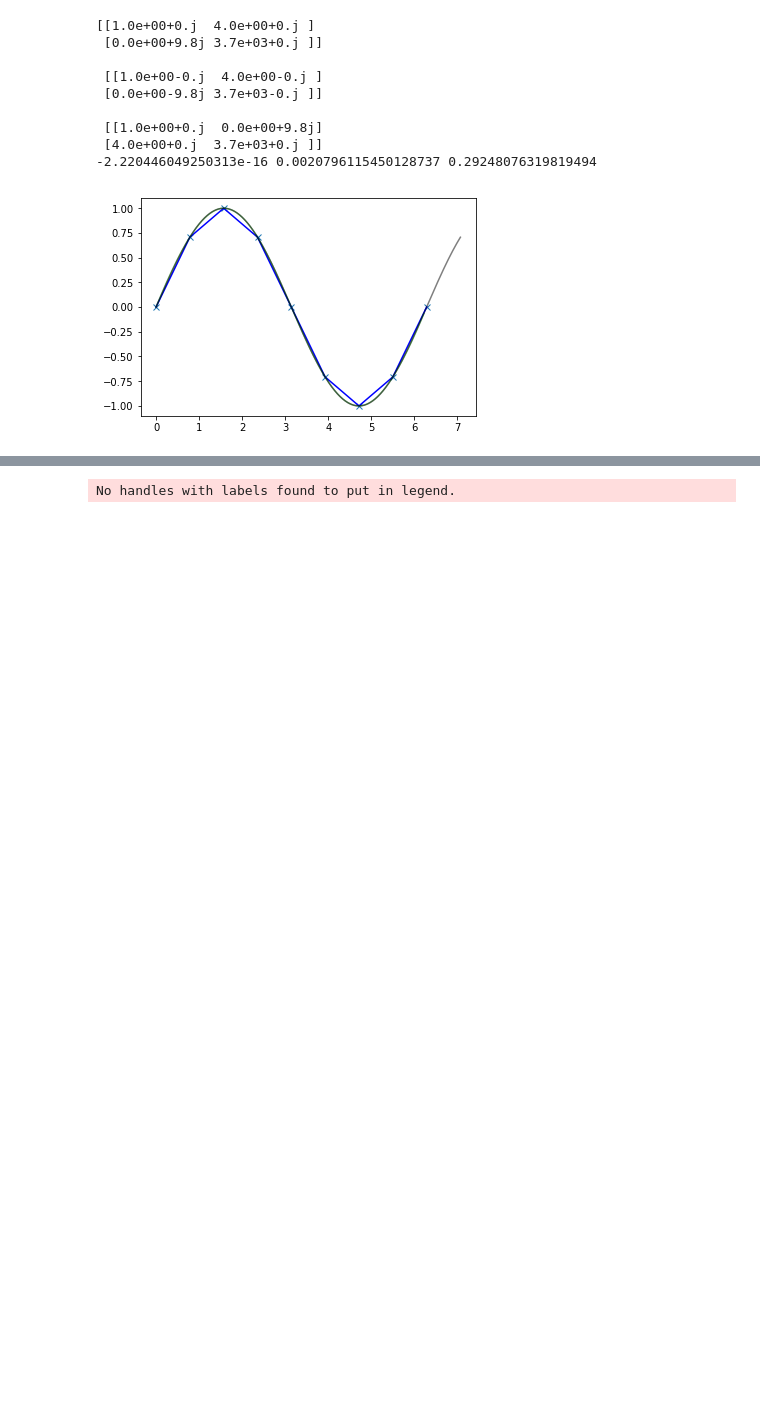
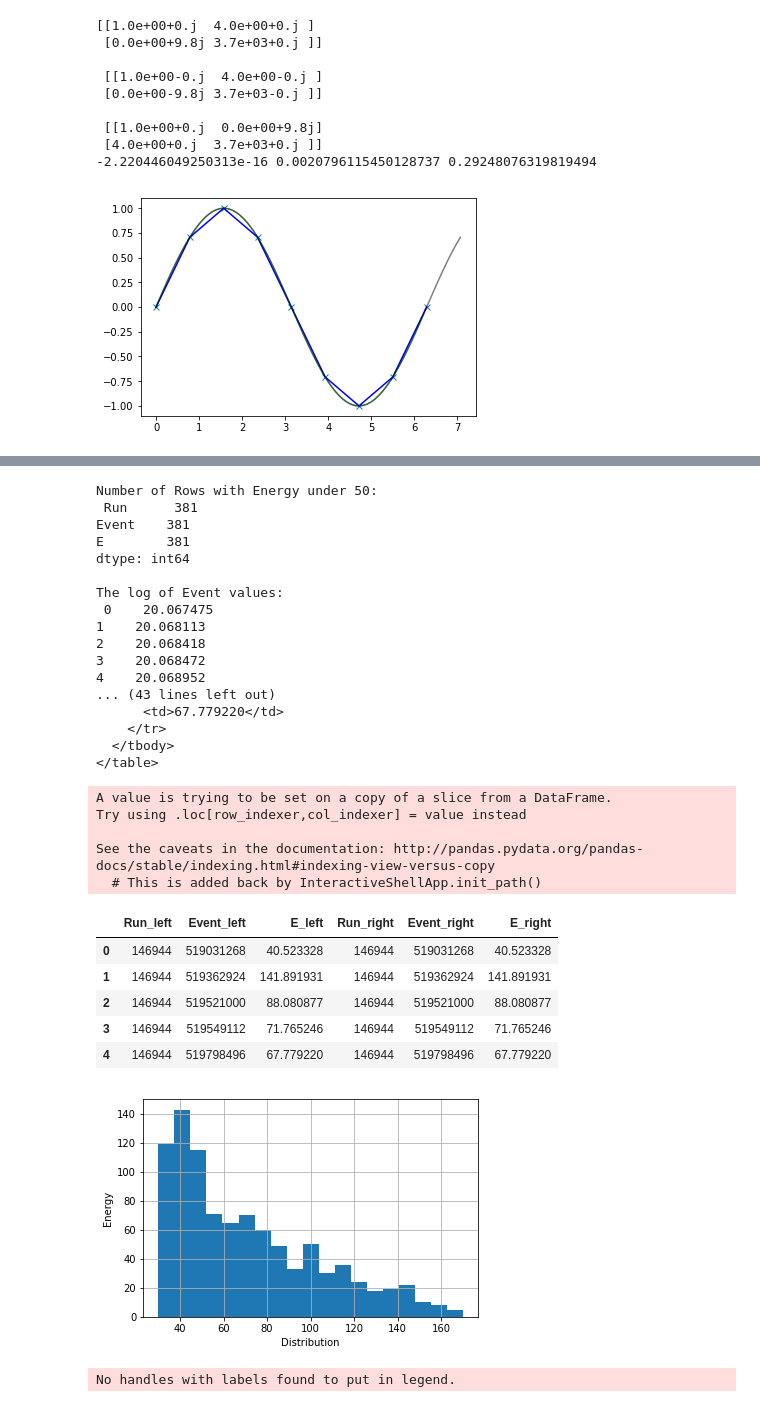
Before and after one commit to LukeRoantree4815162342/QUB_DW_HighPerformancePython, a Jupyter notebook: PythonRefresher.ipynb, the cells around one changed output, grey strips where cells are left out. Cells and saved outputs as stored; diff of their text form; code cells hidden in the pictures; blank space fills up the shorter version.

Commit message:
Updated Pandas section a bit

```diff
--- a/PythonRefresher.ipynb
+++ b/PythonRefresher.ipynb
@@ -649,3 +618,66 @@ See the caveats in the documentation: http://pandas.pydata.org/pandas-docs/stabl
+# %%
+df_new = df[df['E'] < 50]
+# Taking only rows where 'E' has a value under 50
+print('Number of Rows with Energy under 50: \n',df_new.count(), '\n')
+
+
+print('The log of Event values: \n',df.head()['Event'].apply(np.log))
+# The .apply() function can be used to apply arbitrary functions to rows or cells
+
+print("columns in df_new are ;\n", df_new.columns)
+
+df_new["EnergyGroup"] = df_new.E.apply(lambda x: x//50)
+# A new column can be made easily by applying a function to a column(s) of the dataframe and storing the results
+print("columns in df_new are ;\n", df_new.columns)
+
+#Distributions are also be made from the dataframe, here is an example of a histogram of the energies:
+fig = plt.figure()
+df_ENERGY = df['E']
+bins = np.linspace(30, 170, 20)
+df_ENERGY.hist(bins=bins)
+plt.xlabel('Distribution')
+plt.ylabel('Energy')
+
+print(df.head().to_html())
+# DataFrames support being converted to many common formats, including
+# dicts, html, latex, csv, excel, clipboard, json, string
+
+# Pandas is a very large library, allowing many different operations - too many to cover here.
+# For more info on merges, joins, working with big data, etc. ask a question on the website for the course
+# and I'll try my best to answer it.
+
+# Basic joining of two dataframes;
+df.join(df,how='left', lsuffix='_left', rsuffix='_right').head(5) # Left join on Index column (SQL notation)
+# %% [output]
+Number of Rows with Energy under 50:
+ Run      381
+Event    381
+E        381
+dtype: int64
+
+The log of Event values:
+ 0    20.067475
+1    20.068113
+2    20.068418
+3    20.068472
+4    20.068952
+... (43 lines left out)
+      <td>67.779220</td>
+    </tr>
+  </tbody>
+</table>
+A value is trying to be set on a copy of a slice from a DataFrame.
+Try using .loc[row_indexer,col_indexer] = value instead
+
+See the caveats in the documentation: http://pandas.pydata.org/pandas-docs/stable/indexing.html#indexing-view-versus-copy
+  # This is added back by InteractiveShellApp.init_path()
+|  | Run_left | Event_left | E_left | Run_right | Event_right | E_right |
+| 0 | 146944 | 519031268 | 40.523328 | 146944 | 519031268 | 40.523328 |
+| 1 | 146944 | 519362924 | 141.891931 | 146944 | 519362924 | 141.891931 |
+| 2 | 146944 | 519521000 | 88.080877 | 146944 | 519521000 | 88.080877 |
+| 3 | 146944 | 519549112 | 71.765246 | 146944 | 519549112 | 71.765246 |
+| 4 | 146944 | 519798496 | 67.779220 | 146944 | 519798496 | 67.779220 |
+[figure, added]
 # %%
 """
 Matplotlib:
```
Also changed, not shown: parts of 1 cell of this notebook.
